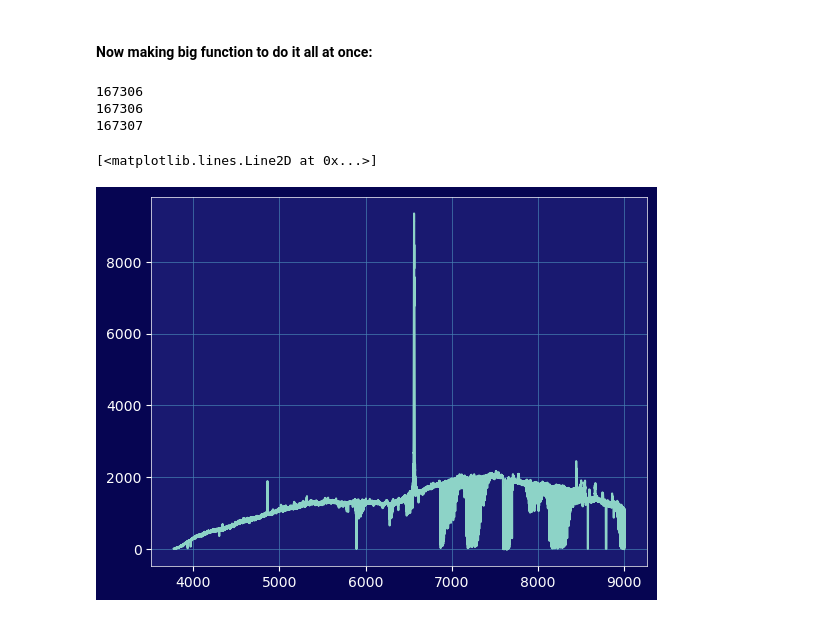
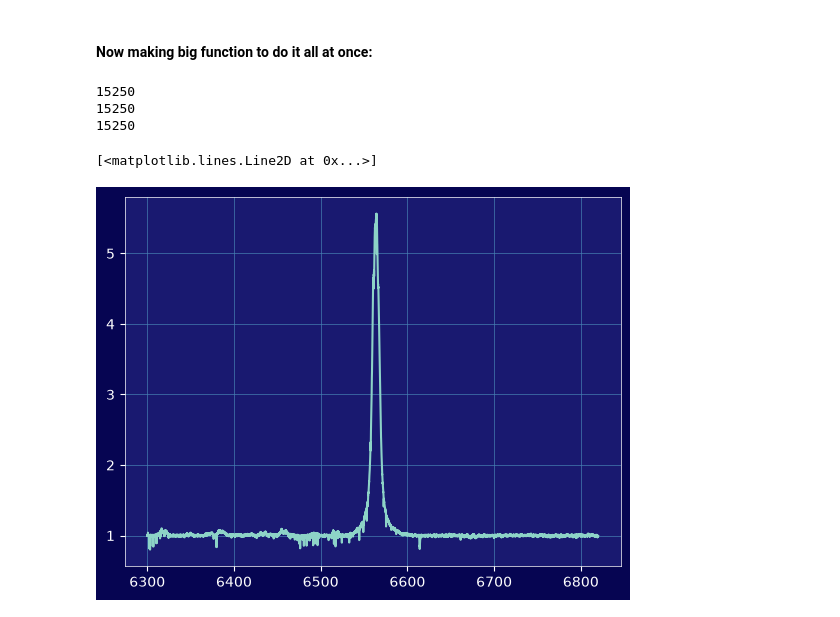
Before and after one commit to lea-yamashiro/lapalma_analysis, a Jupyter notebook: analysis_JM/notebooks/analysis_median_function_build.ipynb, the cells around one changed output. Drawn from its saved outputs; the diff is of its cells as text; code cells hidden in the pictures.

```diff
--- a/analysis_JM/notebooks/analysis_median_function_build.ipynb
+++ b/analysis_JM/notebooks/analysis_median_function_build.ipynb
@@ -175,19 +195,19 @@ def txt_to_median_txt_total(data_dir_path, folder_in_data_dir, # for use of impo
                                 median_fluxes_interp = get_median_spectra(interpolated_fluxes)
                                 save_median_txt(wl_ref, median_fluxes_interp, end_filename, data_dir_path, folder_in_data_dir)
 # %%
-txt_to_median_txt_total(data_dir_path = '/Users/leayamashiro/AnA_MSc/Observations/git/lapalma_analysis/data/',
-                        folder_in_data_dir='our_data051026',
-                        end_filename = 'saving_median_test_2.txt',
+txt_to_median_txt_total(data_dir_path,
+                        folder_in_data_dir,
+                        end_filename = 'saving_median_norm.txt',
                         check_lengths=True)
 # %% [output]
-167306
-167306
-167307
+15250
+15250
+15250
 # %%
-test_median_file = '/Users/leayamashiro/AnA_MSc/Observations/git/lapalma_analysis/data/our_data051026/full_median/saving_median_test_2.txt'
+test_median_file = '/home/jade/lapalma_analysis/analysis_JM/091031/fitsfull/normalised/full_median/saving_median_test_2.txt.txt'
 test_file = np.loadtxt(test_median_file)
 
 plt.plot(test_file[:,0], test_file[:,1])
 # %% [output]
 [<matplotlib.lines.Line2D at 0x...>]
-[figure, old version]
+[figure, new version]
```
Also changed, not shown: parts of 6 cells of this notebook, 19 other files.
